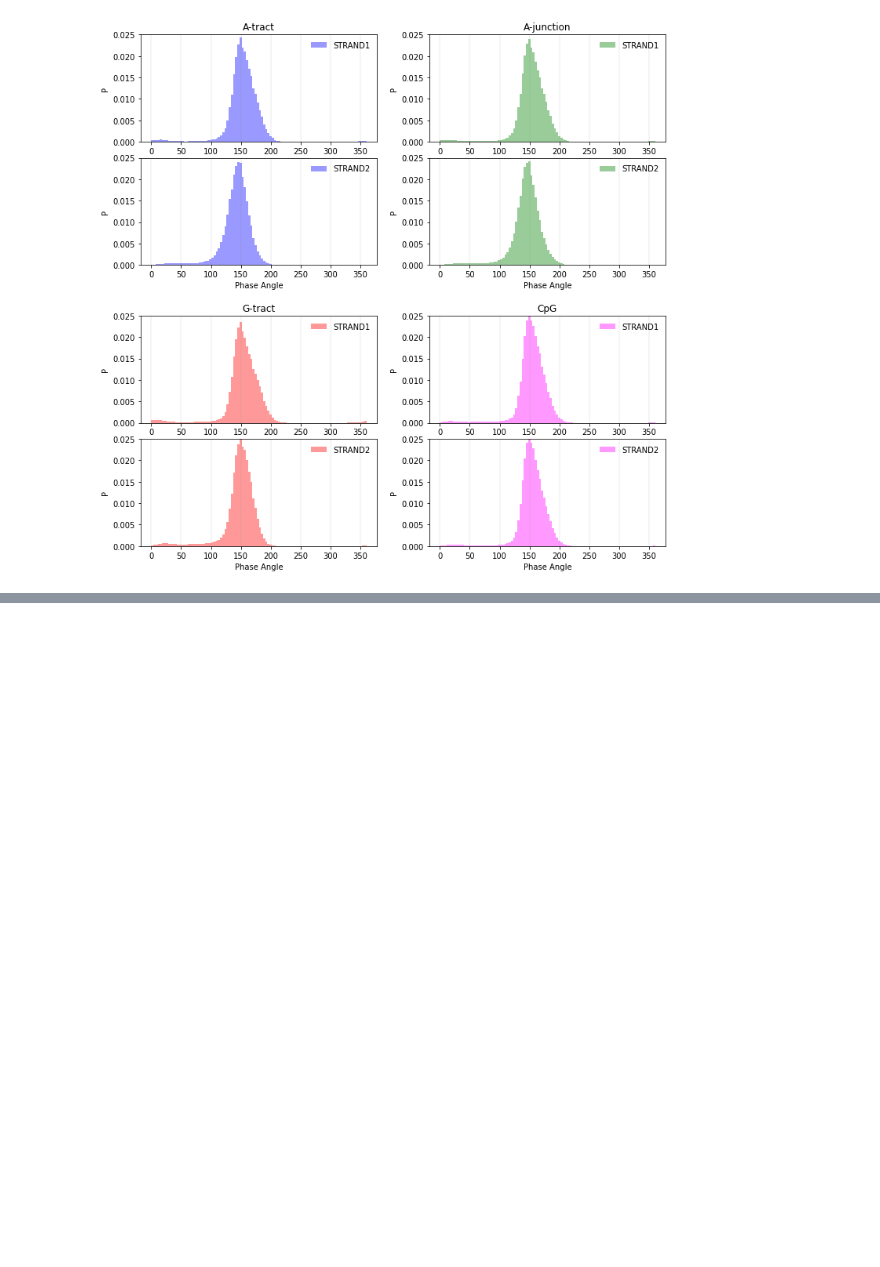
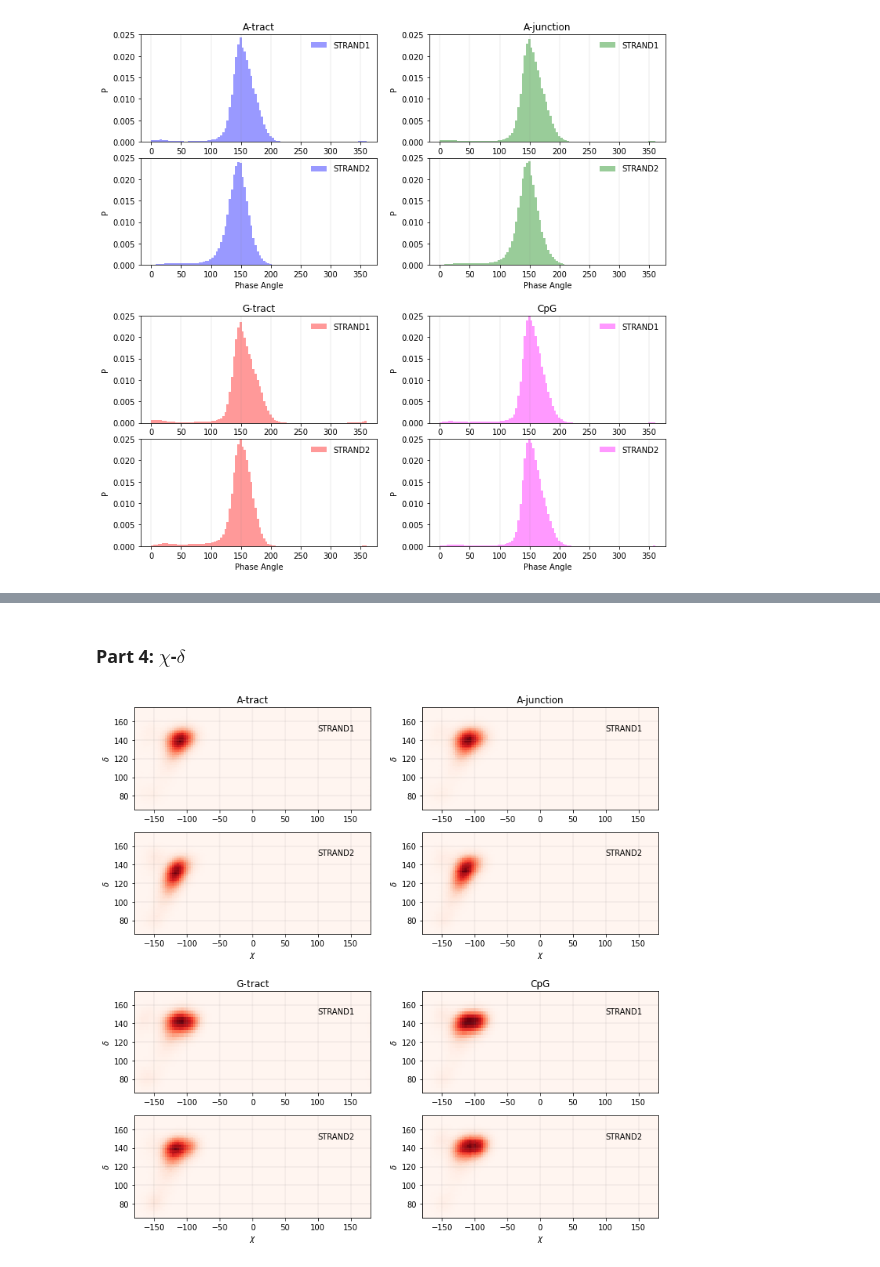
Before and after one commit to yizaochen/structural_x3dna, a Jupyter notebook: notebooks/5_phase_delta_chi_analysis.ipynb, the cells around one changed output, grey strips where cells are left out. Cells and saved outputs as stored; diff of their text form; code cells hidden in the pictures; blank space fills up the shorter version.

```diff
--- a/notebooks/5_phase_delta_chi_analysis.ipynb
+++ b/notebooks/5_phase_delta_chi_analysis.ipynb
@@ -31,0 +69,20 @@ plt.show()
+# %% [markdown]
+### Part 4: $\chi$-$\delta$
+# %%
+figsize = (12,12)
+outer_wspace = 0.22
+outer_hspace = 0.25
+inner_wspace = 0
+inner_hspace = 0.22
+bins = 100
+xlims = (-180, 180)
+ylims = (65,175)
+xlines = range(-150,151,50)
+ylines = range(80,161,20)
+
+d_axes = p_agent.histogram2d_chi_delta_four_systems(figsize, outer_wspace, outer_hspace, inner_wspace, inner_hspace, bins, xlims, ylims, xlines, ylines)
+
+plt.savefig("/home/yizaochen/Desktop/drawzone_temp/chi-delta-four-systems.png", dpi=150, transparent=False)
+plt.show()
+# %% [output]
+[figure, added]
```
Also changed, not shown: parts of 7 cells of this notebook, 2 other files.
